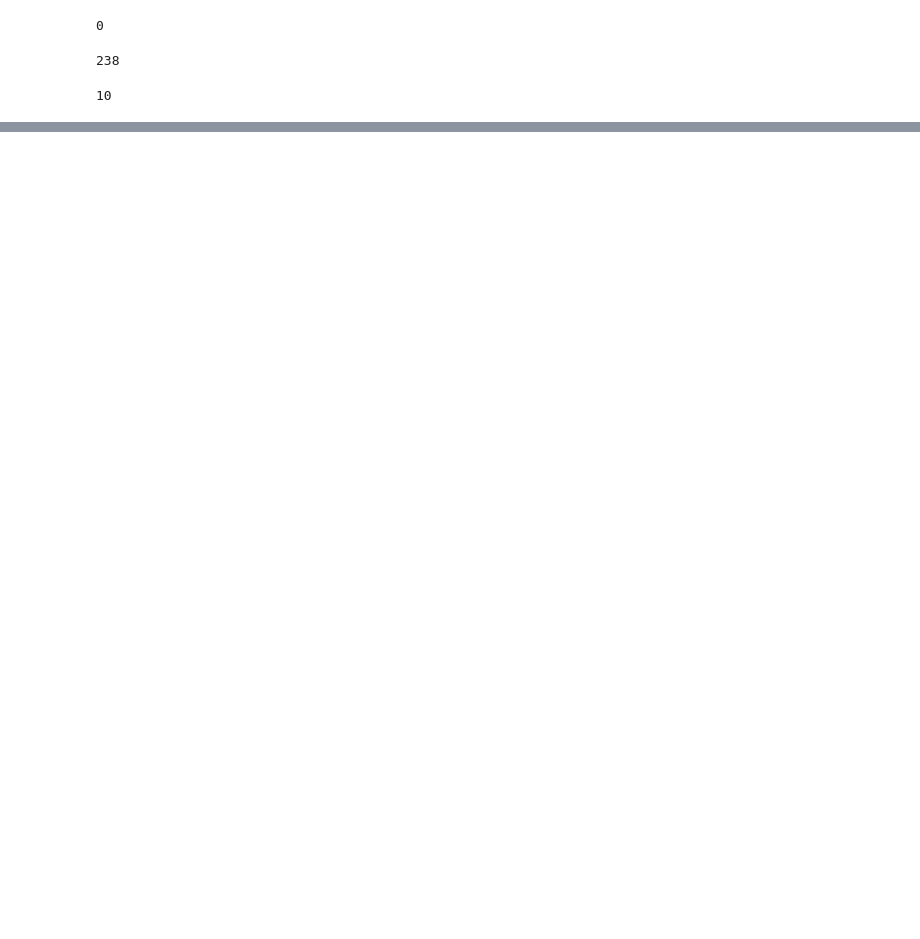
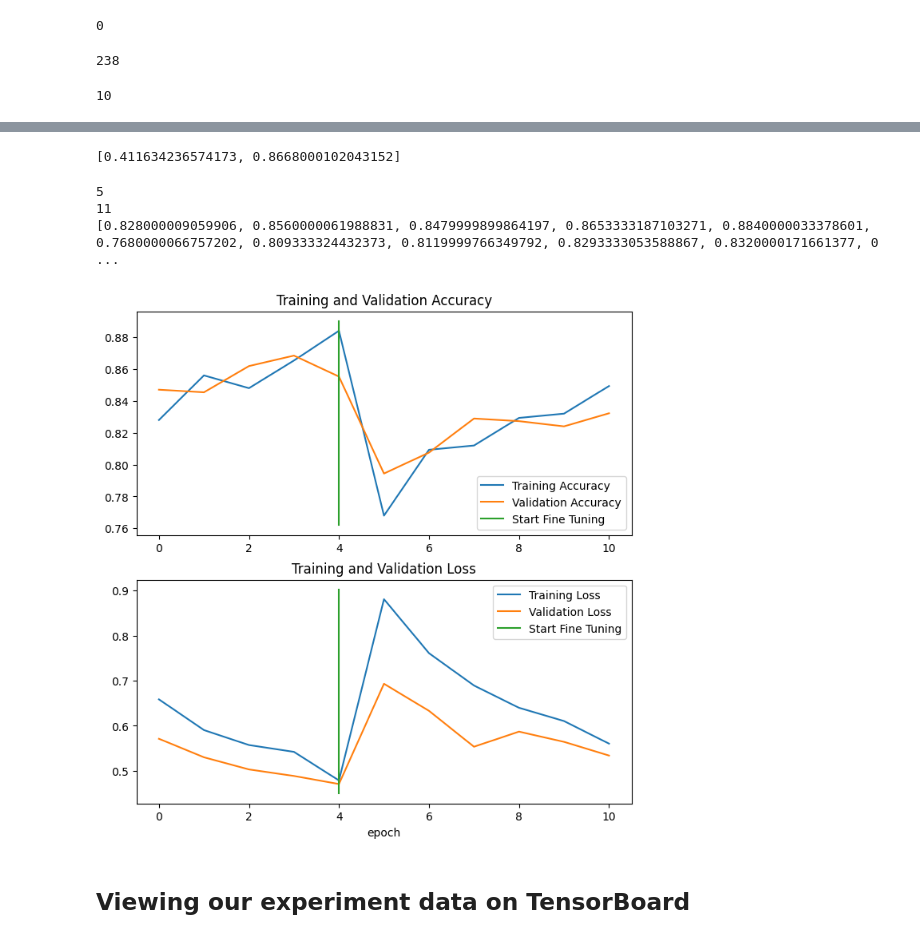
Before and after one commit to KajetanFrackowiak/tensorflow_fundamentals, a Jupyter notebook: 05_transfer_learning_in_tensorflow_part_2_fine_tuning.ipynb, the cells around one changed output, grey strips where cells are left out. Cells and saved outputs as stored; diff of their text form; code cells hidden in the pictures; blank space fills up the shorter version.

```diff
--- a/05_transfer_learning_in_tensorflow_part_2_fine_tuning.ipynb
+++ b/05_transfer_learning_in_tensorflow_part_2_fine_tuning.ipynb
@@ -724,0 +915,6 @@ NameError: ignored
+# %%
+# Create a new instance of model_2 for Experiment 4
+model_2 = create_base_model(learning_rate=0.0001) # 10x lower learning rate for fine-tuning
+# %%
+# Load previously checkpointed weights
+model_2.load_weights(checkpoint_path)
@@ -724,0 +953,13 @@ NameError: ignored
+# %%
+# Compile
+model_2.compile(loss="categorical_crossentropy",
+                optimizer=tf.keras.optimizers.Adam(learning_rate=0.0001),
+                metrics=["accuracy"])
+# %%
+history_fine_10_classes_full = model_2.fit(train_data_10_classes_full,
+                                           epochs=fine_tune_epochs,
+                                           initial_epoch=history_10_percent_aug.epoch[-1],
+                                           validation_data=test_data,
+                                           validation_steps=int(0.25 * len(test_data)),
+                                           callbacks=[create_tensorboard_callback(dir_name="transfer_learning",
+                                                                                   experiment_name="full_10_classes_fine_tune_last_10")])
@@ -724,0 +984,15 @@ NameError: ignored
+# %%
+results_fine_tune_10_percent
+# %% [output]
+[0.411634236574173, 0.8668000102043152]
+# %%
+compare_historys(original_history=history_10_percent_aug,
+                 new_history=history_fine_10_classes_full,
+                 initial_epochs=5)
+# %% [output]
+5
+11
+[0.828000009059906, 0.8560000061988831, 0.8479999899864197, 0.8653333187103271, 0.8840000033378601, 0.7680000066757202, 0.809333324432373, 0.8119999766349792, 0.8293333053588867, 0.8320000171661377, 0 ...
+[figure, added]
+# %% [markdown]
+## Viewing our experiment data on TensorBoard
```
Also changed, not shown: parts of 41 cells of this notebook.
